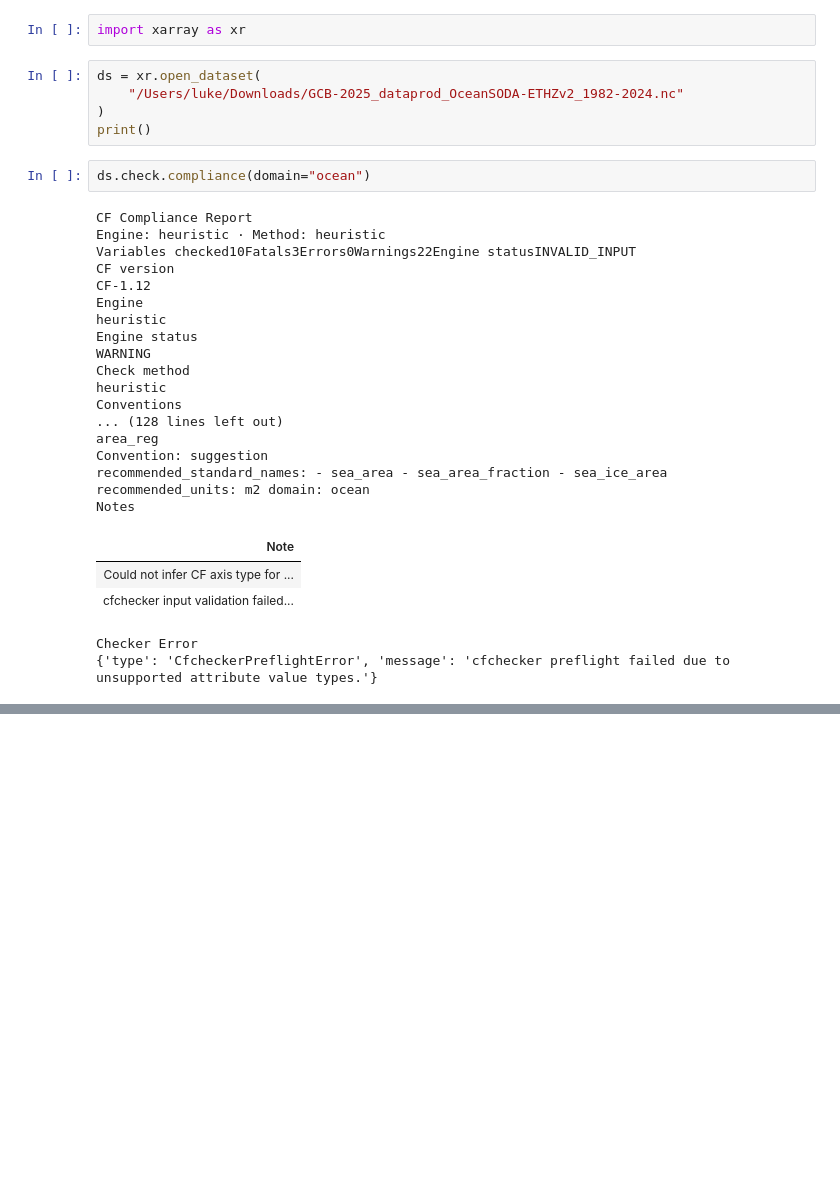
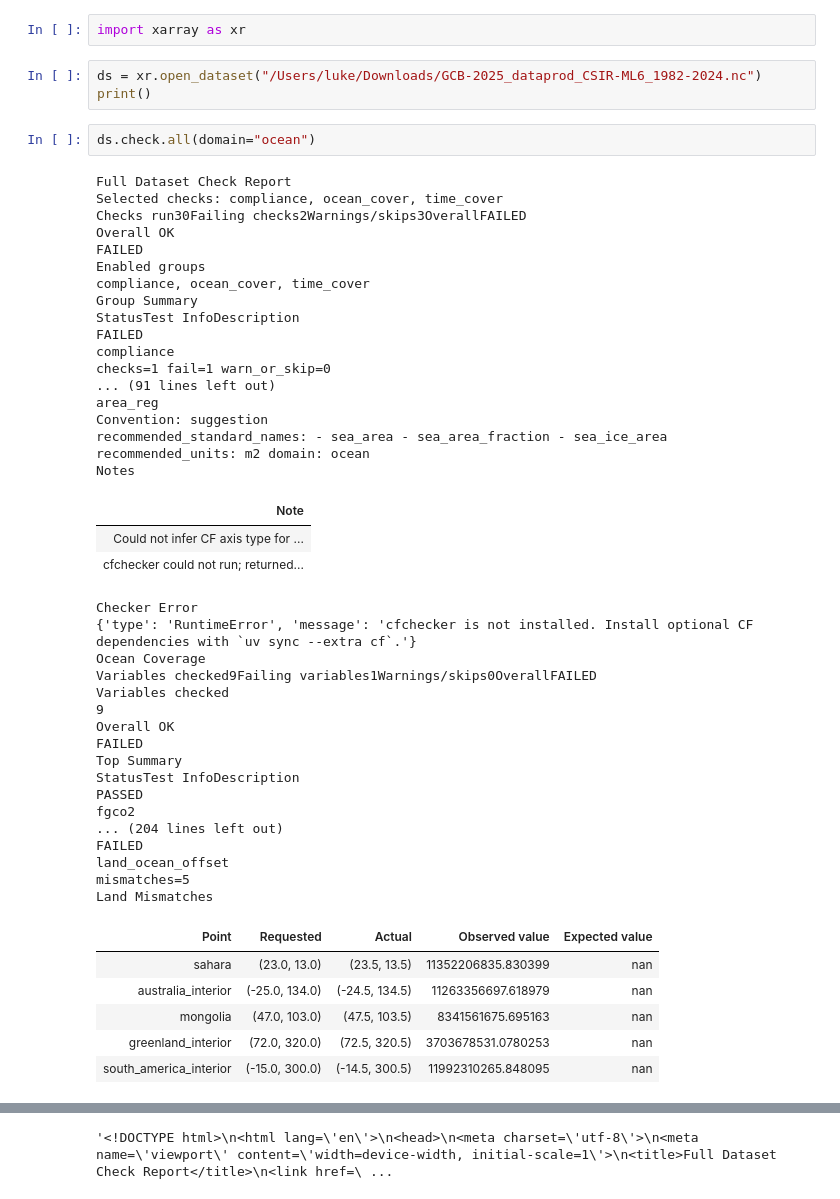
Before and after one commit to lukegre/nc-check, a Jupyter notebook: test.ipynb, the cells around one changed output, grey strips where cells are left out. Saved outputs shown, nothing was run; the diff lists cells and outputs as text; blank space fills up the shorter version.

```diff
--- a/test.ipynb
+++ b/test.ipynb
@@ -1,32 +1,51 @@
 # %%
 import xarray as xr
 # %%
-ds = xr.open_dataset(
-    "/Users/luke/Downloads/GCB-2025_dataprod_OceanSODA-ETHZv2_1982-2024.nc"
-)
+ds = xr.open_dataset("/Users/luke/Downloads/GCB-2025_dataprod_CSIR-ML6_1982-2024.nc")
 print()
 # %%
-ds.check.compliance(domain="ocean")
+ds.check.all(domain="ocean")
 # %% [output]
-CF Compliance Report
-Engine: heuristic · Method: heuristic
-Variables checked10Fatals3Errors0Warnings22Engine statusINVALID_INPUT
-CF version
-CF-1.12
-Engine
-heuristic
-Engine status
-WARNING
-Check method
-heuristic
-Conventions
-... (128 lines left out)
+Full Dataset Check Report
+Selected checks: compliance, ocean_cover, time_cover
+Checks run30Failing checks2Warnings/skips3OverallFAILED
+Overall OK
+FAILED
+Enabled groups
+compliance, ocean_cover, time_cover
+Group Summary
+StatusTest InfoDescription
+FAILED
+compliance
+checks=1 fail=1 warn_or_skip=0
+... (91 lines left out)
 area_reg
 Convention: suggestion
 recommended_standard_names: - sea_area - sea_area_fraction - sea_ice_area recommended_units: m2 domain: ocean
 Notes
 | Note |
 | Could not infer CF axis type for ... |
-| cfchecker input validation failed... |
+| cfchecker could not run; returned... |
 Checker Error
-{'type': 'CfcheckerPreflightError', 'message': 'cfchecker preflight failed due to unsupported attribute value types.'}
+{'type': 'RuntimeError', 'message': 'cfchecker is not installed. Install optional CF dependencies with `uv sync --extra cf`.'}
+Ocean Coverage
+Variables checked9Failing variables1Warnings/skips0OverallFAILED
+Variables checked
+9
+Overall OK
+FAILED
+Top Summary
+StatusTest InfoDescription
+PASSED
+fgco2
+... (204 lines left out)
+FAILED
+land_ocean_offset
+mismatches=5
+Land Mismatches
+| Point | Requested | Actual | Observed value | Expected value |
+| sahara | (23.0, 13.0) | (23.5, 13.5) | 11352206835.830399 | nan |
+| australia_interior | (-25.0, 134.0) | (-24.5, 134.5) | 11263356697.618979 | nan |
+| mongolia | (47.0, 103.0) | (47.5, 103.5) | 8341561675.695163 | nan |
+| greenland_interior | (72.0, 320.0) | (72.5, 320.5) | 3703678531.0780253 | nan |
+| south_america_interior | (-15.0, 300.0) | (-14.5, 300.5) | 11992310265.848095 | nan |
@@ -33,0 +69 @@ Checker Error
+'<!DOCTYPE html>\n<html lang=\'en\'>\n<head>\n<meta charset=\'utf-8\'>\n<meta name=\'viewport\' content=\'width=device-width, initial-scale=1\'>\n<title>Full Dataset Check Report</title>\n<link href=\ ...
```
Also changed, not shown: parts of 1 cell of this notebook, 2 other files.
